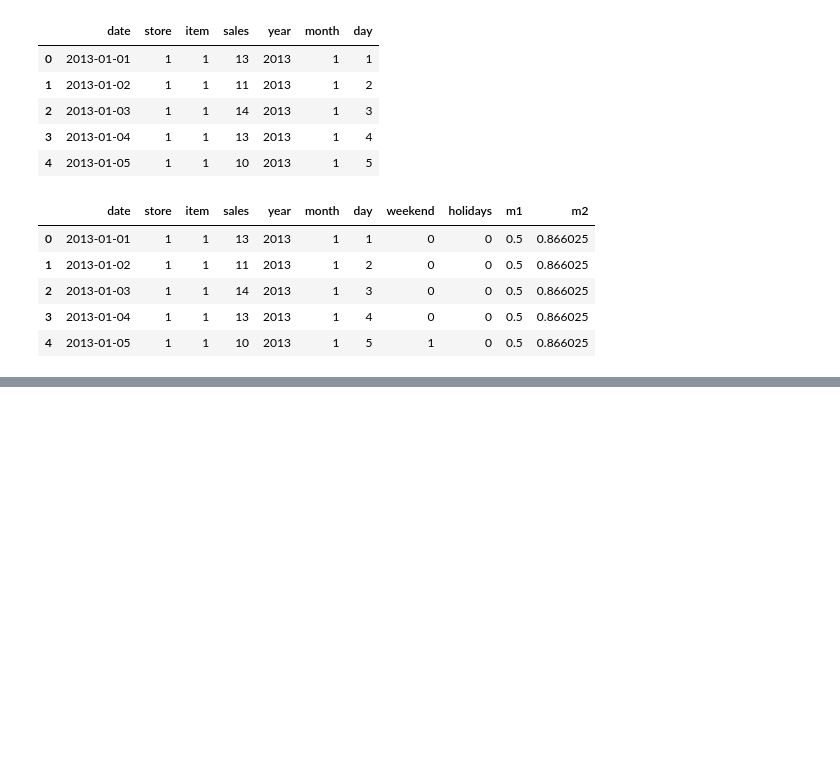
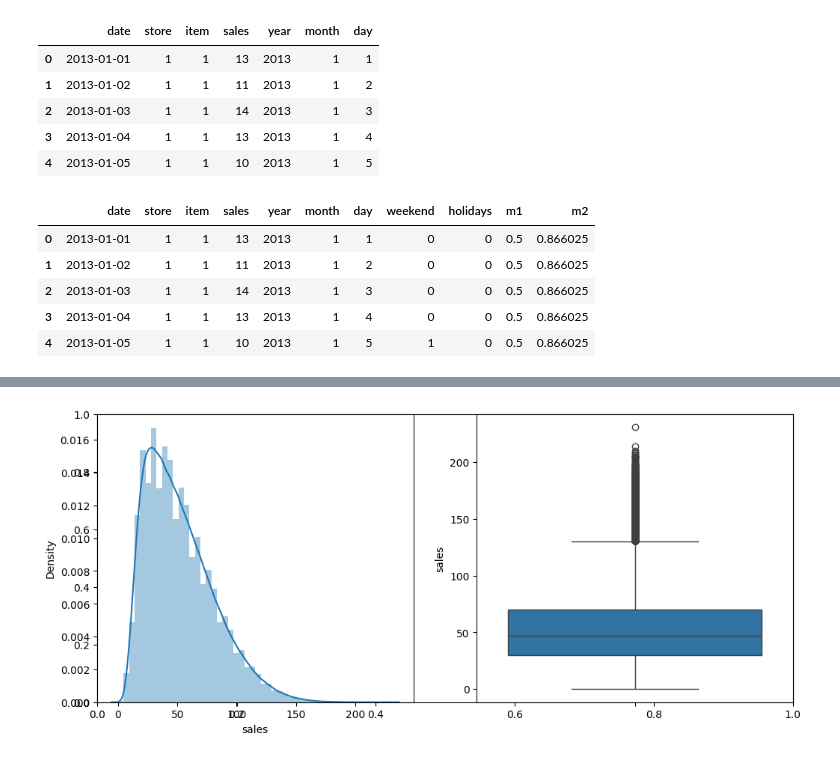
Before and after one commit to ftokarek/Inventory-Demand-Forecasting-ML, a Jupyter notebook: notebooks/notebook.ipynb, the cells around one changed output, grey strips where cells are left out. Saved outputs shown, nothing was run; the diff lists cells and outputs as text; code cells hidden in the pictures; blank space fills up the shorter version.

```diff
--- a/notebooks/notebook.ipynb
+++ b/notebooks/notebook.ipynb
@@ -111,0 +146,9 @@ df.drop('date', axis=1, inplace=True)
+# %%
+plt.subplots(figsize=(12, 5))
+plt.subplot(1, 2, 1)
+sb.distplot(df['sales'])
+plt.subplot(1, 2, 2)
+sb.boxplot(df['sales'])
+plt.show()
+# %% [output]
+[figure, added]
```
Also changed, not shown: parts of 7 cells of this notebook.
